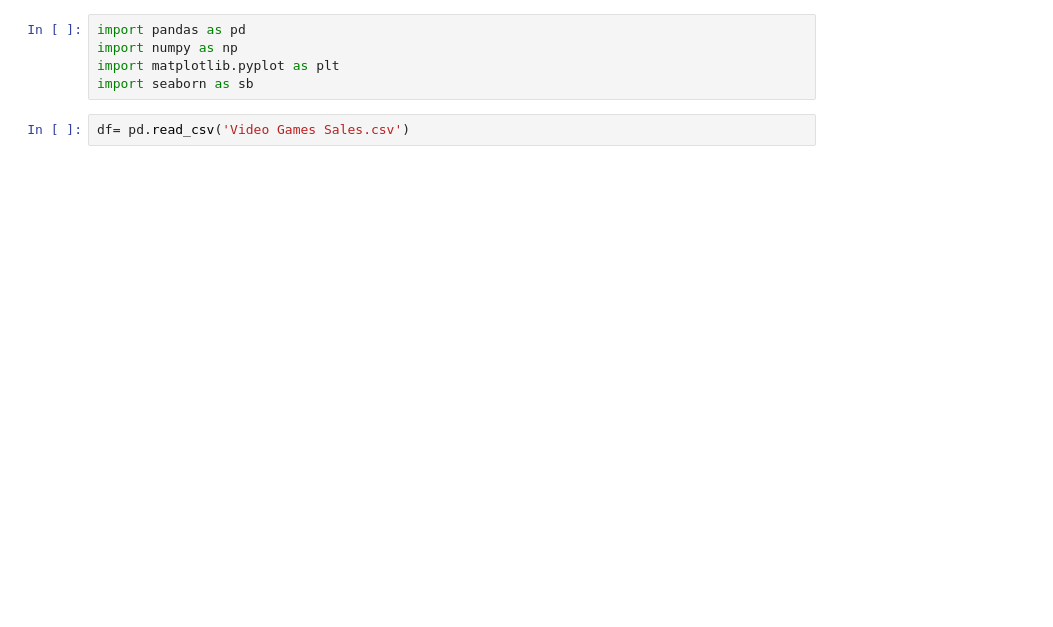
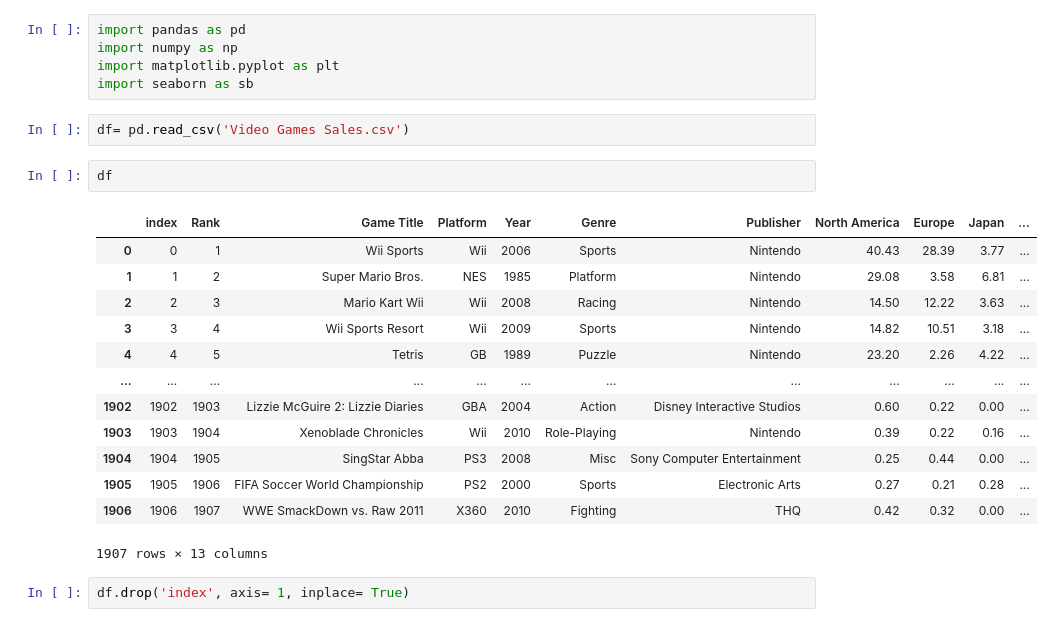
Before and after one commit to sky-forest/Video-Games-Sales, a Jupyter notebook: Video_Games_Sales.ipynb, the cells around one changed output. Drawn from its saved outputs; the diff is of its cells as text; blank space fills up the shorter version.

```diff
--- a/Video_Games_Sales.ipynb
+++ b/Video_Games_Sales.ipynb
@@ -5,3 +5,21 @@ import matplotlib.pyplot as plt
 import seaborn as sb
 # %%
 df= pd.read_csv('Video Games Sales.csv')
+# %%
+df
+# %% [output]
+|  | index | Rank | Game Title | Platform | Year | Genre | Publisher | North America | Europe | Japan | ... |
+| 0 | 0 | 1 | Wii Sports | Wii | 2006 | Sports | Nintendo | 40.43 | 28.39 | 3.77 | ... |
+| 1 | 1 | 2 | Super Mario Bros. | NES | 1985 | Platform | Nintendo | 29.08 | 3.58 | 6.81 | ... |
+| 2 | 2 | 3 | Mario Kart Wii | Wii | 2008 | Racing | Nintendo | 14.50 | 12.22 | 3.63 | ... |
+| 3 | 3 | 4 | Wii Sports Resort | Wii | 2009 | Sports | Nintendo | 14.82 | 10.51 | 3.18 | ... |
+| 4 | 4 | 5 | Tetris | GB | 1989 | Puzzle | Nintendo | 23.20 | 2.26 | 4.22 | ... |
+| ... | ... | ... | ... | ... | ... | ... | ... | ... | ... | ... | ... |
+| 1902 | 1902 | 1903 | Lizzie McGuire 2: Lizzie Diaries | GBA | 2004 | Action | Disney Interactive Studios | 0.60 | 0.22 | 0.00 | ... |
+| 1903 | 1903 | 1904 | Xenoblade Chronicles | Wii | 2010 | Role-Playing | Nintendo | 0.39 | 0.22 | 0.16 | ... |
+| 1904 | 1904 | 1905 | SingStar Abba | PS3 | 2008 | Misc | Sony Computer Entertainment | 0.25 | 0.44 | 0.00 | ... |
+| 1905 | 1905 | 1906 | FIFA Soccer World Championship | PS2 | 2000 | Sports | Electronic Arts | 0.27 | 0.21 | 0.28 | ... |
+| 1906 | 1906 | 1907 | WWE SmackDown vs. Raw 2011 | X360 | 2010 | Fighting | THQ | 0.42 | 0.32 | 0.00 | ... |
+1907 rows × 13 columns
+# %%
+df.drop('index', axis= 1, inplace= True)
```
Also changed, not shown: parts of 10 cells of this notebook, 4 other files.
